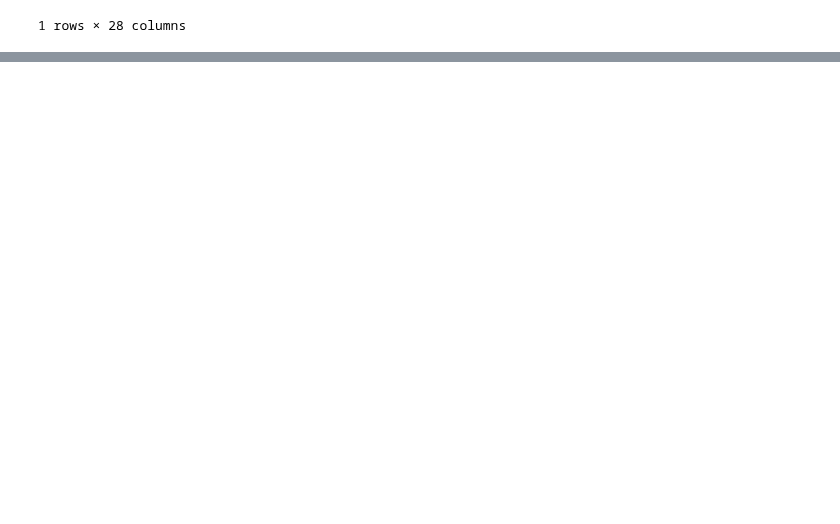
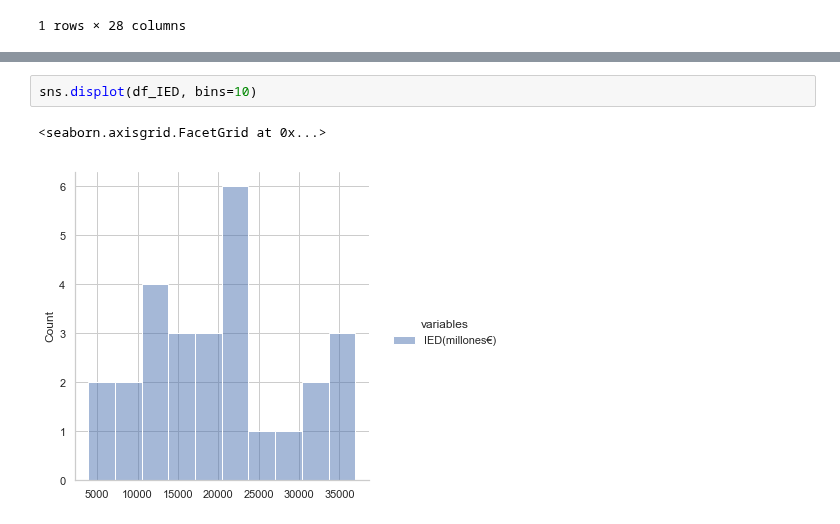
Before and after one commit to Afri-cola/Kschool-TFM, a Jupyter notebook: Edit_IED a Euro.ipynb, the cells around one changed output, grey strips where cells are left out. Cells and saved outputs as stored; diff of their text form; blank space fills up the shorter version.

```diff
--- a/Edit_IED a Euro.ipynb
+++ b/Edit_IED a Euro.ipynb
@@ -130,0 +116,5 @@ Stored 'df_IED' (DataFrame)
+# %%
+sns.displot(df_IED, bins=10)
+# %% [output]
+<seaborn.axisgrid.FacetGrid at 0x...>
+[figure, added]
```
Also changed, not shown: parts of 13 cells of this notebook.
